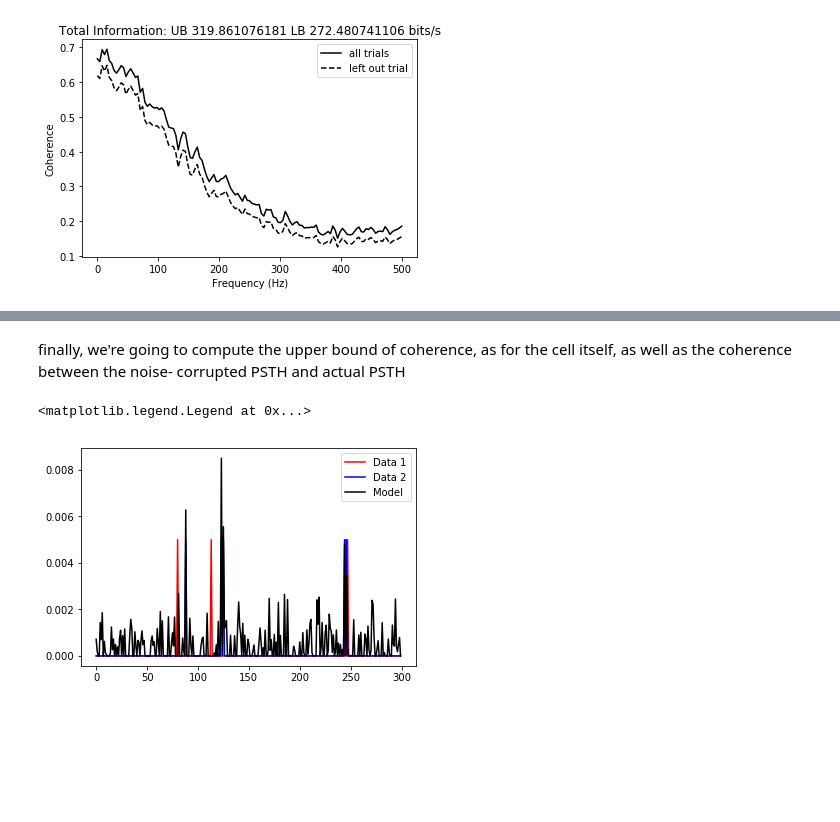
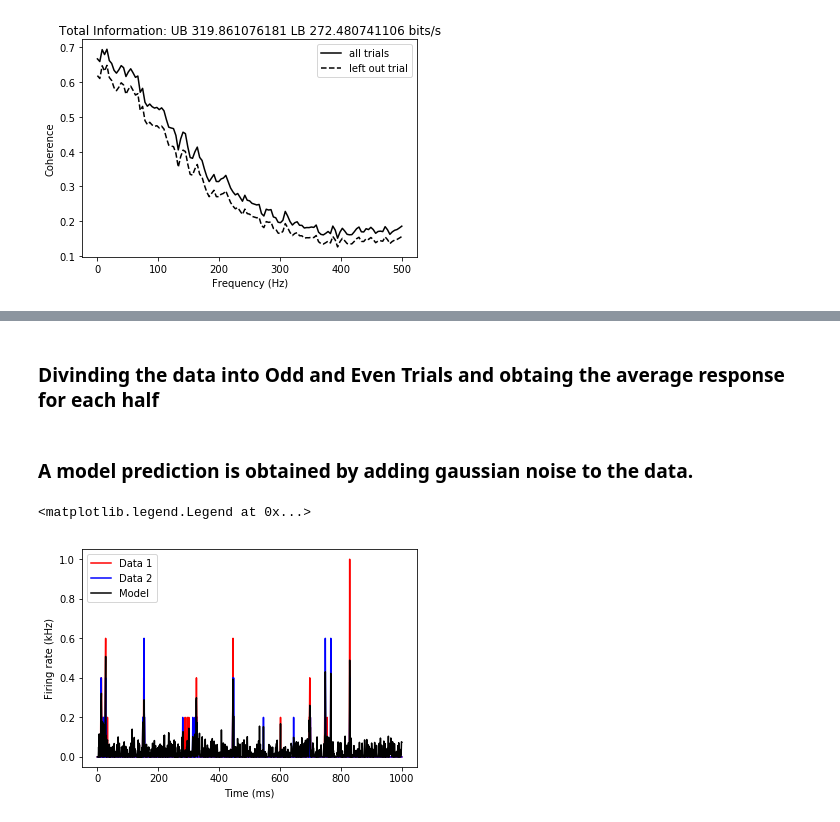
Before and after one commit to theunissenlab/crcns, a Jupyter notebook: python/needs_review/tutorial-coherence.ipynb, the cells around one changed output, grey strips where cells are left out. Saved outputs shown, nothing was run; the diff lists cells and outputs as text; code cells hidden in the pictures; blank space fills up the shorter version.

```diff
--- a/python/needs_review/tutorial-coherence.ipynb
+++ b/python/needs_review/tutorial-coherence.ipynb
@@ -379,13 +381,0 @@ Hsu, Borst, Theunissen methodology. In order to do that we need to take the raw
-# %%
-spikes = []
-events = []
-for iifile, ((wavfile, i_data), ax) in enumerate(zip(this_data.groupby('path'), axs.ravel())):
-    # Concatenate spike times / events
-    spikes += list(i_data['spike_times'].values)
-    events += list(i_data['kind'].values)
-
-
-# Convert the spiking data into a timeseries according to the sfreq we want
-neuron = Neuron(spikes, sfreq=1000.0, events=events,
-                length=5., name='neuron_{}'.format(ii))
-epochs = neuron.to_mne(psth=True)
@@ -409,0 +382,2 @@ it with Gaussian noise, pretending it's a PSTH that comes from some model
+# %% [markdown]
+### Divinding the data into Odd and Even Trials and obtaing the average response for each half
@@ -410,19 +419,21 @@ it with Gaussian noise, pretending it's a PSTH that comes from some model
+# %% [markdown]
+### A model prediction is obtained by adding gaussian noise to the data.
 # %%
-noiseGain = 1e-3 # play with gain to increase or decrease PSTH corruption
-noise = np.random.randn(all_epochs.shape) * noiseGain # make some noise!
-epochs_noise = all_epochs + noise # corrupt PSTH
+noiseGain = 0.05 # play with gain to increase or decrease PSTH corruption
+noise = np.random.randn(psthAll.shape[0]) * noiseGain # make some noise!
+prediction = psthAll + noise # corrupt PSTH
 
-epochs_noise[epochs_noise < 0] = 0 # Rectify
-epochs_noise[epochs_noise > 1] = 1 # Saturate
+prediction[prediction < 0] = 0 # Rectify
+prediction[prediction > 1] = 1 # Saturate
-# %% [markdown]
-finally, we're going to compute the upper bound of coherence, as
-for the cell itself, as well as the coherence between the noise- corrupted PSTH and actual PSTH
 # %%
+# Plot these 1/2 psths and the prediction.
 fig, ax = plt.subplots()
-ax.plot(all_epochs_odd[200:500], 'r', label = 'Data 1')
-ax.plot(all_epochs_even[200:500], 'b', label = 'Data 2')
-ax.plot(epochs_noise[200:500], 'k', label = 'Model')
+ax.plot(psthEven[0:1000], 'r', label = 'Data 1')
+ax.plot(psthOdd[0:1000], 'b', label = 'Data 2')
+ax.plot(prediction[0:1000], 'k', label = 'Model')
+plt.xlabel('Time (ms)')
+plt.ylabel('Firing rate (kHz)')
 ax.legend()
 # %% [output]
 <matplotlib.legend.Legend at 0x...>
-[figure, old version]
+[figure, new version]
```
Also changed, not shown: parts of 26 cells of this notebook.
